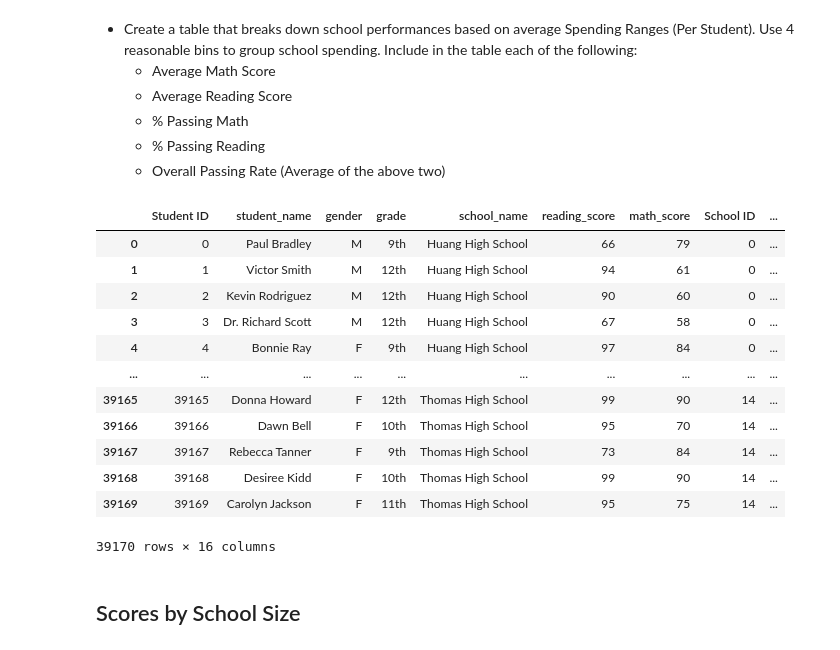
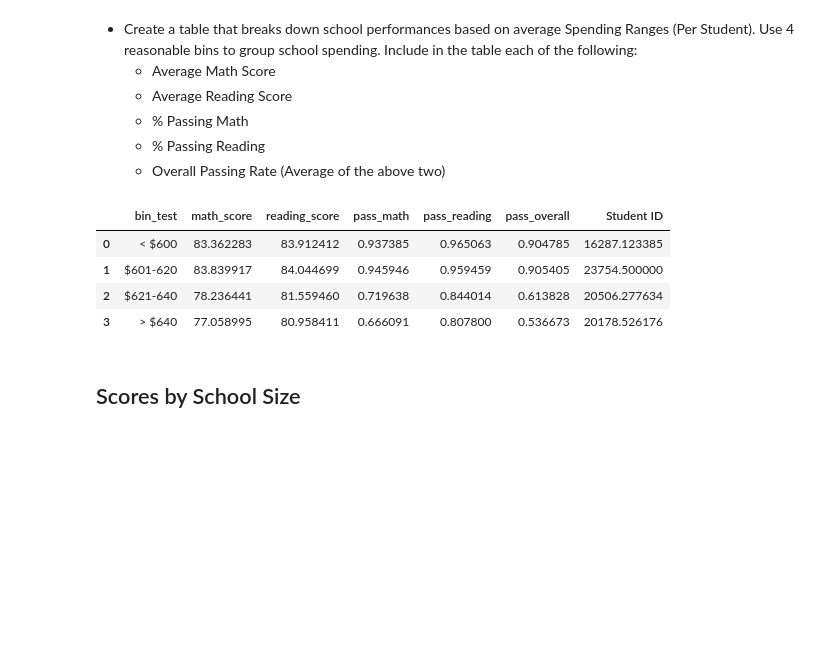
Before and after one commit to ltrentino/pandas-challenge, a Jupyter notebook: PyCitySchools/PyCitySchools_starter.ipynb, the cells around one changed output. Cells and saved outputs as stored; diff of their text form; code cells hidden in the pictures; blank space fills up the shorter version.

Commit message:
created df for Scores by School Spendig

```diff
--- a/PyCitySchools/PyCitySchools_starter.ipynb
+++ b/PyCitySchools/PyCitySchools_starter.ipynb
@@ -249,32 +249,38 @@ reading_by_grade
   * Overall Passing Rate (Average of the above two)
 # %%
 school_data_complete.head()
-per_student_spending = school_data_complete["budget"].groupby(school_data_complete["school_name"]).mean()/ school_data_complete["Student ID"].groupby(school_data_complete["school_name"]).nunique()
+per_student_spending = school_data_complete["budget"].groupby(school_data_complete["school_name"]).mean()/school_data_complete["Student ID"].groupby(school_data_complete["school_name"]).nunique()
 df_per_student_spending = pd.DataFrame({
     "Per Student Spending" : per_student_spending
 })
 df_per_student_spending
 
 df_merged = pd.merge(school_data_complete, df_per_student_spending, how="left", on="school_name")
 
 bins = [0,600,620,640,660]
-group_names = ["less than 600", "600-620", "620-640", "above 640"]
+group_names = ["< $600", "$601-620", "$621-640", "> $640"]
 df_merged["bin_test"] = pd.cut(df_merged["Per Student Spending"], bins, labels=group_names, include_lowest=True)
 df_merged
+
+
+means = df_merged.groupby(["bin_test"], as_index=False)[["math_score","reading_score", "pass_math","pass_reading", "pass_overall","Stude]].mean()
+means
+
+# scores_by_school_spending =pd.DataFrame({
+#     "School_avg_spending": means["bin_test"],
+#     "Average Math Score": means["math_score"],
+#     "Average Reading Score": means["reading_score"],
+#     "% Passing Math": means["pass_math"]*100,
+#     "% Passing Reading": means["pass_reading"]*100,
+#     "% Overall Passing": means["pass_overall"]*100
+#  })
+# scores_by_school_spending
 # %% [output]
-|  | Student ID | student_name | gender | grade | school_name | reading_score | math_score | School ID | ... |
-| 0 | 0 | Paul Bradley | M | 9th | Huang High School | 66 | 79 | 0 | ... |
-| 1 | 1 | Victor Smith | M | 12th | Huang High School | 94 | 61 | 0 | ... |
-| 2 | 2 | Kevin Rodriguez | M | 12th | Huang High School | 90 | 60 | 0 | ... |
-| 3 | 3 | Dr. Richard Scott | M | 12th | Huang High School | 67 | 58 | 0 | ... |
-| 4 | 4 | Bonnie Ray | F | 9th | Huang High School | 97 | 84 | 0 | ... |
-| ... | ... | ... | ... | ... | ... | ... | ... | ... | ... |
-| 39165 | 39165 | Donna Howard | F | 12th | Thomas High School | 99 | 90 | 14 | ... |
-| 39166 | 39166 | Dawn Bell | F | 10th | Thomas High School | 95 | 70 | 14 | ... |
-| 39167 | 39167 | Rebecca Tanner | F | 9th | Thomas High School | 73 | 84 | 14 | ... |
-| 39168 | 39168 | Desiree Kidd | F | 10th | Thomas High School | 99 | 90 | 14 | ... |
-| 39169 | 39169 | Carolyn Jackson | F | 11th | Thomas High School | 95 | 75 | 14 | ... |
+|  | bin_test | math_score | reading_score | pass_math | pass_reading | pass_overall | Student ID |
+| 0 | < $600 | 83.362283 | 83.912412 | 0.937385 | 0.965063 | 0.904785 | 16287.123385 |
+| 1 | $601-620 | 83.839917 | 84.044699 | 0.945946 | 0.959459 | 0.905405 | 23754.500000 |
+| 2 | $621-640 | 78.236441 | 81.559460 | 0.719638 | 0.844014 | 0.613828 | 20506.277634 |
+| 3 | > $640 | 77.058995 | 80.958411 | 0.666091 | 0.807800 | 0.536673 | 20178.526176 |
-39170 rows × 16 columns
 # %% [markdown]
 ## Scores by School Size
 # %% [markdown]
```
